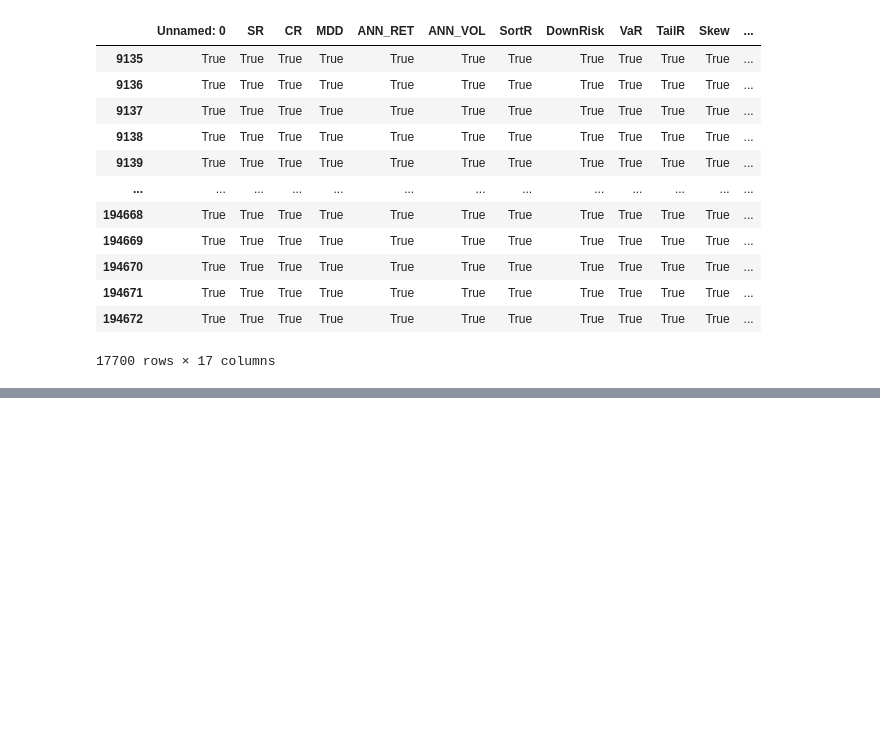
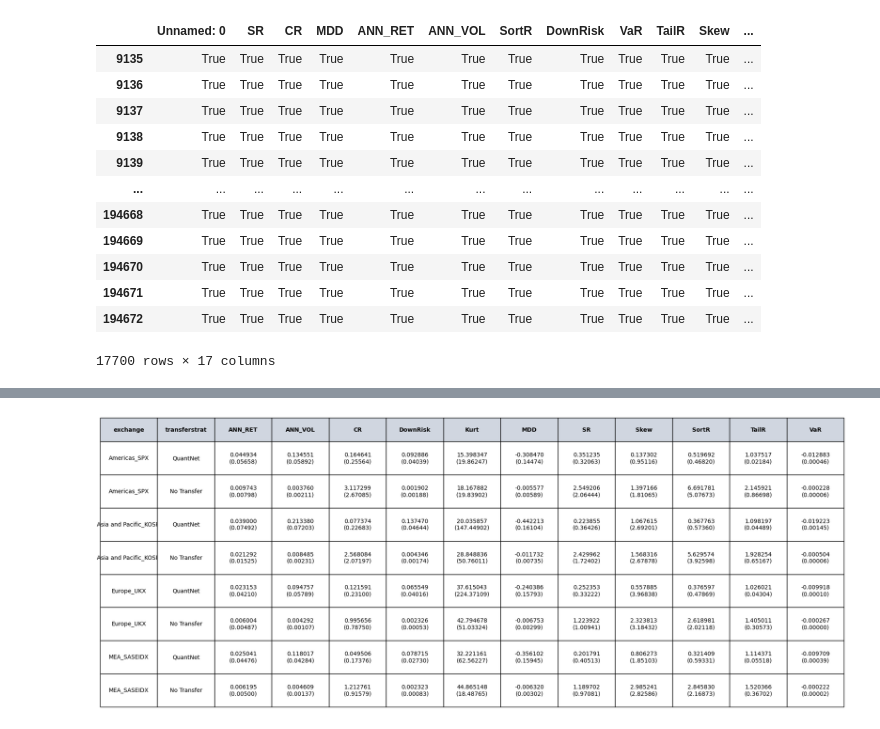
Before and after one commit to ducnguyen1014/QuantNet, a Jupyter notebook: main.ipynb, the cells around one changed output, grey strips where cells are left out. Saved outputs shown, nothing was run; the diff lists cells and outputs as text; code cells hidden in the pictures; blank space fills up the shorter version.

```diff
--- a/main.ipynb
+++ b/main.ipynb
@@ -780,0 +843,8 @@ table_a4
+# %%
+table_a4_a = table_a4.loc[:, table_a4.columns.str.startswith(("mean", "sd"))].copy()
+
+# Add columns safely
+table_a4_a.loc[:, "exchange"] = table_a4["exchange"].values
+table_a4_a.loc[:, "transferstrat"] = table_a4["transferstrat"].values
+table_a4_a = table_a4_a.reset_index(drop=True)
+table_a4_a
@@ -780,0 +864,4 @@ table_a4
+# %%
+fig_a = draw_table(df=table_a4_a, upper_prefix="mean", lower_prefix="sd")
+# %% [output]
+[figure, added]
```
Also changed, not shown: parts of 9 cells of this notebook, 8 other files.
